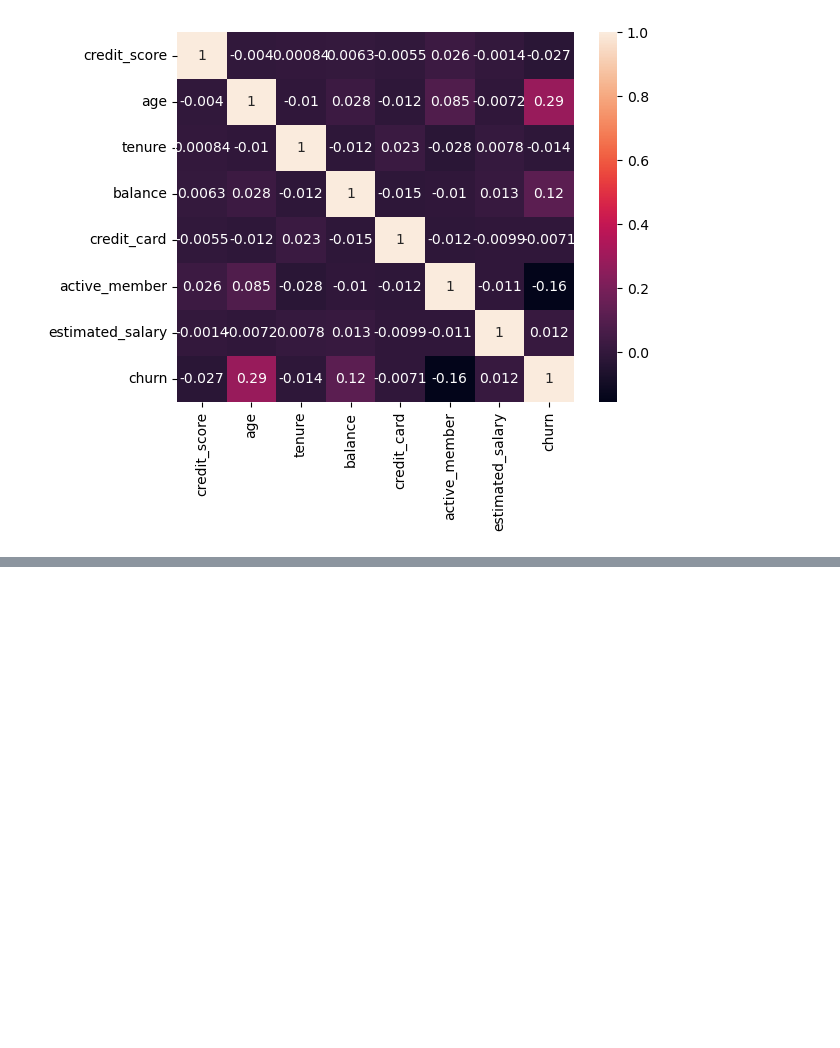
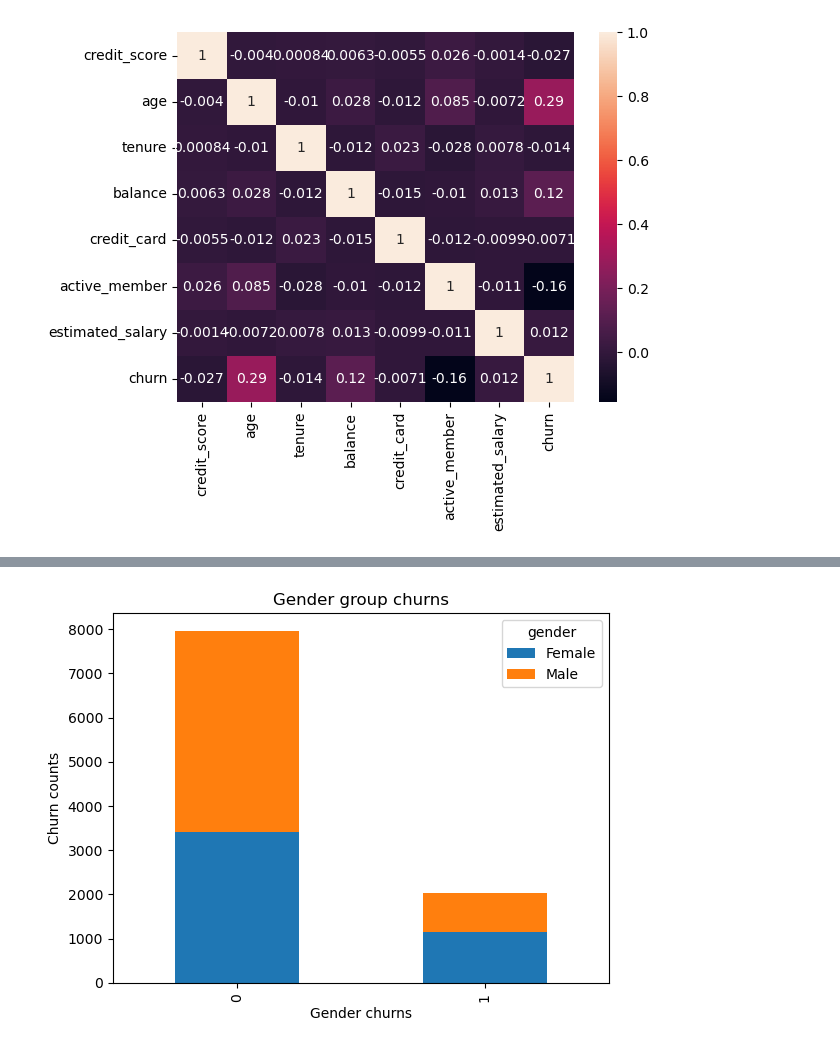
Before and after one commit to bakasheddy/RetainMe-Predicting-Customer-Retention, a Jupyter notebook: Notebook.ipynb, the cells around one changed output, grey strips where cells are left out. Drawn from its saved outputs; the diff is of its cells as text; code cells hidden in the pictures; blank space fills up the shorter version.

```diff
--- a/Notebook.ipynb
+++ b/Notebook.ipynb
@@ -210,0 +146,12 @@ Name: age_category, dtype: int64
+# %%
+b = df.groupby(['churn'])['gender'].value_counts()
+b.unstack().plot(kind='bar', stacked=True)
+
+plt.xlabel('Gender churns')
+plt.ylabel('Churn counts')
+plt.title('Gender group churns')
+plt.legend(title='gender')
+
+plt.show()
+# %% [output]
+[figure, added]
```
Also changed, not shown: parts of 14 cells of this notebook.
